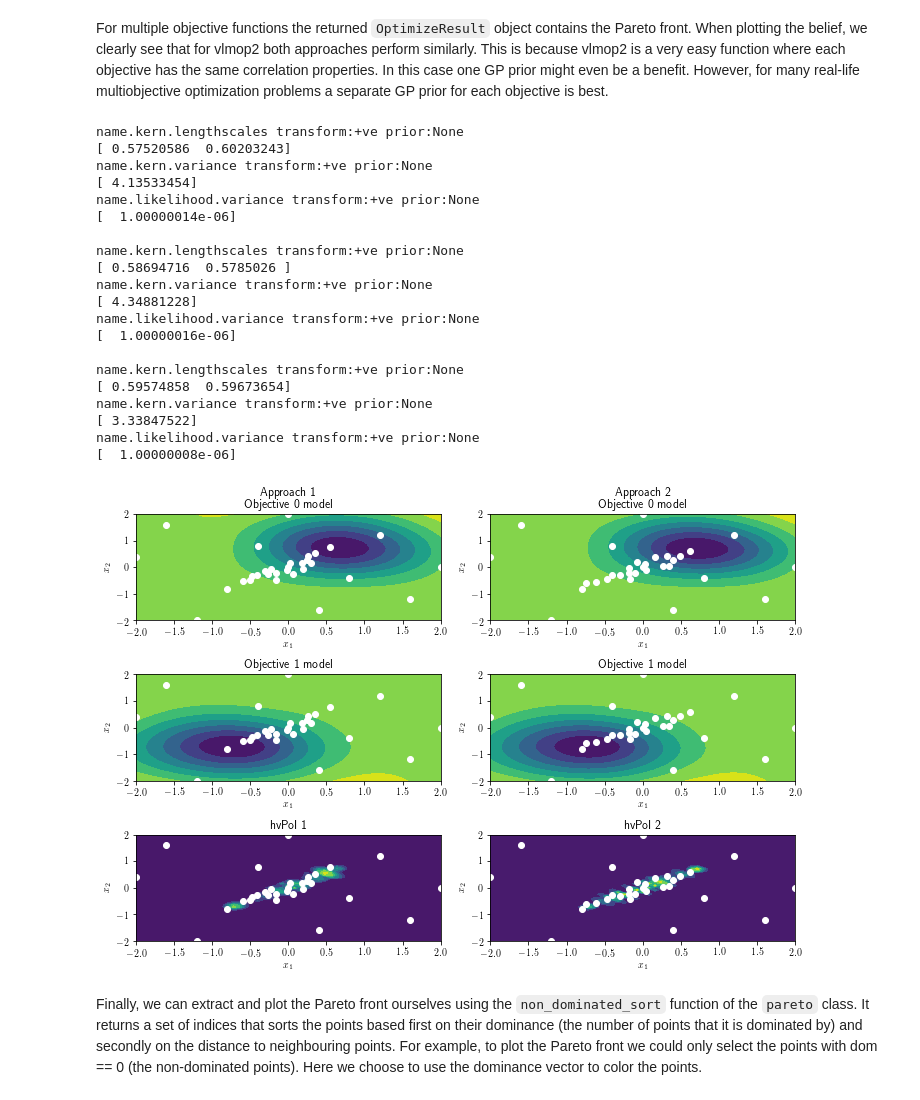
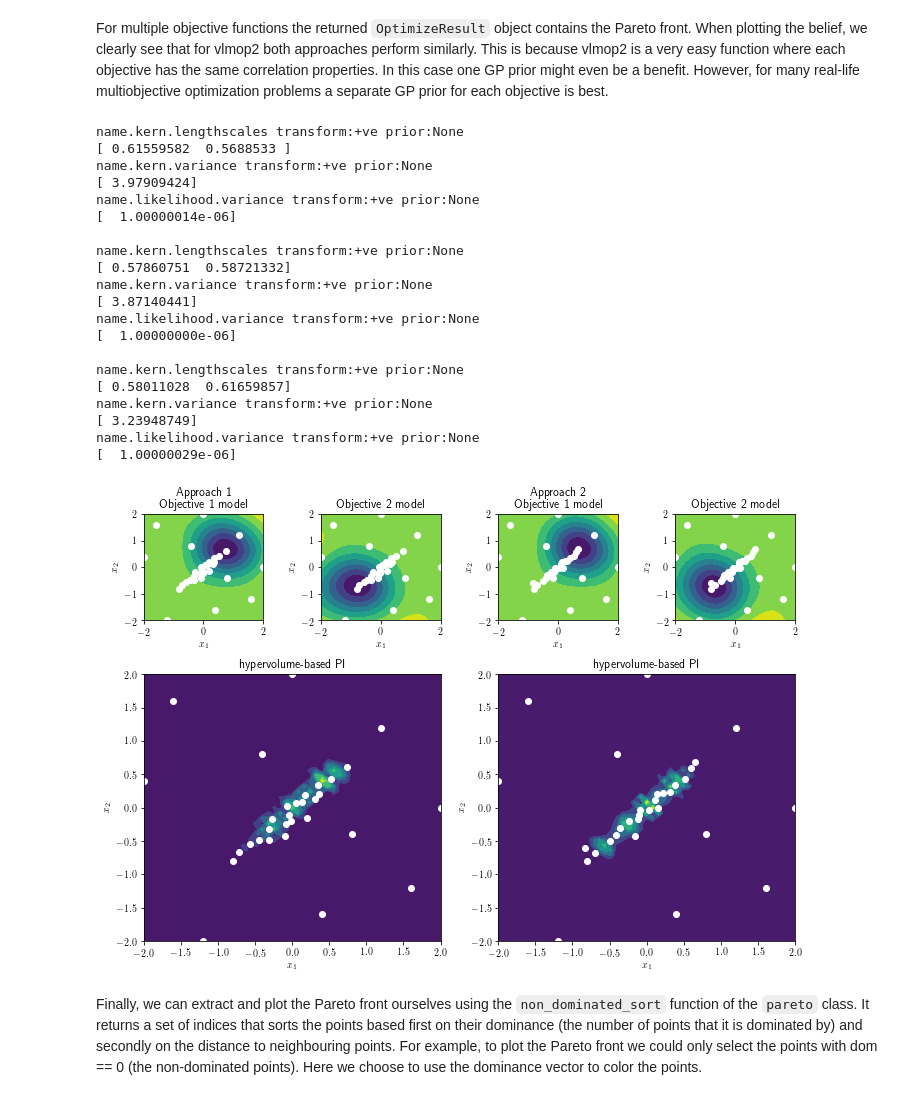
Before and after one commit to GPflow/GPflowOpt, a Jupyter notebook: doc/source/notebooks/multiobjective.ipynb, the cells around one changed output. Drawn from its saved outputs; the diff is of its cells as text; code cells hidden in the pictures.

```diff
--- a/doc/source/notebooks/multiobjective.ipynb
+++ b/doc/source/notebooks/multiobjective.ipynb
@@ -128,59 +128,58 @@ def plot():
     Yevalc_1 = hvpoi[0].evaluate(Xeval)
     Yevalc_2 = hvpoi[1].evaluate(Xeval)
 
-    plots = [('Approach 1\nObjective 1 model', Yeval_1[:,0]),
-             ('Objective 2 model', Yeval_1[:,1]),
-             ('hypervolume-based PI', Yevalc_1),
-             ('Approach 2\nObjective 1 model', Yeval_21[:,0]),
-             ('Objective 2 model', Yeval_22[:,0]),
-             ('hypervolume-based PI', Yevalc_2)]
+    plots = [((0,0), 1, 1, 'Approach 1\nObjective 1 model', Yeval_1[:,0]),
+             ((0,1), 1, 1, 'Objective 2 model', Yeval_1[:,1]),
+             ((1,0), 2, 2, 'hypervolume-based PI', Yevalc_1),
+             ((0,2), 1, 1, 'Approach 2\nObjective 1 model', Yeval_21[:,0]),
+             ((0,3), 1, 1, 'Objective 2 model', Yeval_22[:,0]),
+             ((1,2), 2, 2, 'hypervolume-based PI', Yevalc_2)]
 
     plt.figure(figsize=(10,7))
-    for i, plot in enumerate(plots):
+    for i, (plot_pos, plot_rowspan, plot_colspan, plot_title, plot_data) in enumerate(plots):
         if i > 2:
-            ax = plt.subplot2grid((3, 2), (i-3, 1))
             data = hvpoi[1].data[0]
         else:
-            ax = plt.subplot2grid((3, 2), (i, 0))
             data = hvpoi[0].data[0]
 
-        ax.contourf(Xeval[:,0].reshape(shape), Xeval[:,1].reshape(shape), plot[1].reshape(shape))
+        ax = plt.subplot2grid((3, 4), plot_pos, rowspan=plot_rowspan, colspan=plot_colspan)
+        ax.contourf(Xeval[:,0].reshape(shape), Xeval[:,1].reshape(shape), plot_data.reshape(shape))
         ax.scatter(data[:,0], data[:,1], c='w')
-        ax.set_title(plot[0])
+        ax.set_title(plot_title)
         ax.set_xlabel('$x_1$')
         ax.set_ylabel('$x_2$')
         ax.set_xlim([domain.lower[0], domain.upper[0]])
         ax.set_ylim([domain.lower[1], domain.upper[1]])
     plt.tight_layout()
 
 # Plot representing the model belief, and the belief mapped to EI and PoF
 plot()
 
 print(objective_model)
 for model in objective_models:
     print(model)
 # %% [output]
 name.kern.lengthscales transform:+ve prior:None
-[ 0.57520586  0.60203243]
+[ 0.61559582  0.5688533 ]
 name.kern.variance transform:+ve prior:None
-[ 4.13533454]
+[ 3.97909424]
 name.likelihood.variance transform:+ve prior:None
 [  1.00000014e-06]
 
 name.kern.lengthscales transform:+ve prior:None
-[ 0.58694716  0.5785026 ]
+[ 0.57860751  0.58721332]
 name.kern.variance transform:+ve prior:None
-[ 4.34881228]
+[ 3.87140441]
 name.likelihood.variance transform:+ve prior:None
-[  1.00000016e-06]
+[  1.00000000e-06]
 
 name.kern.lengthscales transform:+ve prior:None
-[ 0.59574858  0.59673654]
+[ 0.58011028  0.61659857]
 name.kern.variance transform:+ve prior:None
-[ 3.33847522]
+[ 3.23948749]
 name.likelihood.variance transform:+ve prior:None
-[  1.00000008e-06]
+[  1.00000029e-06]
-[figure, old version]
+[figure, new version]
 # %% [markdown]
 Finally, we can extract and plot the Pareto front ourselves using the `non_dominated_sort` function of the `pareto` class. It returns a set of indices that sorts the points based first on their dominance (the number of points that it is dominated by) and secondly on the distance to neighbouring points.
 For example, to plot the Pareto front we could only select the points with dom == 0 (the non-dominated points). Here we choose to use the dominance vector to color the points.
```
Also changed, not shown: parts of 2 cells of this notebook, 2 other files.
